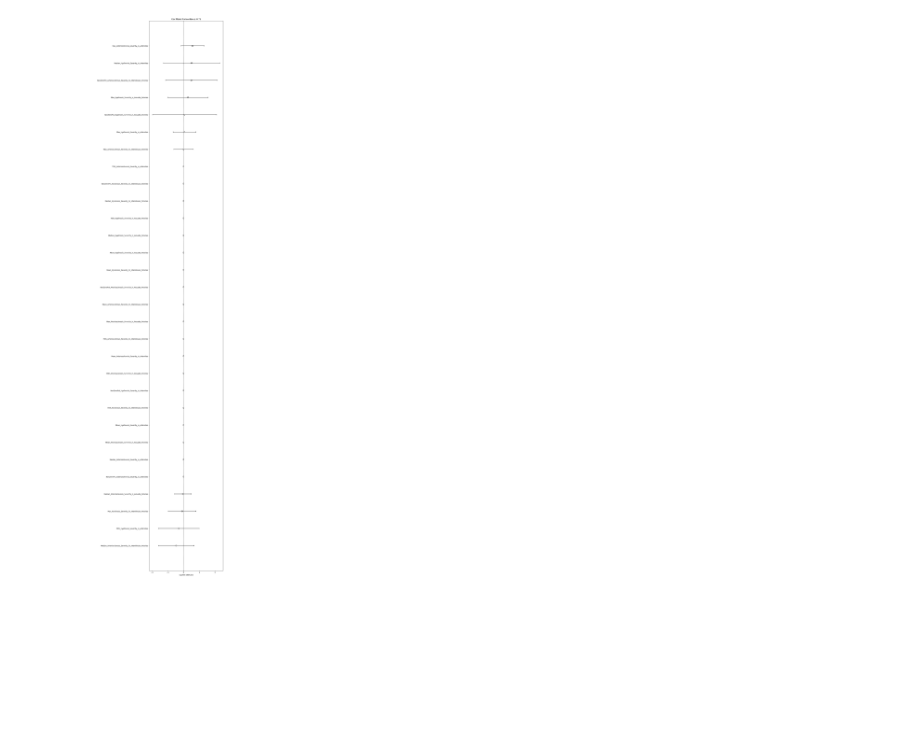
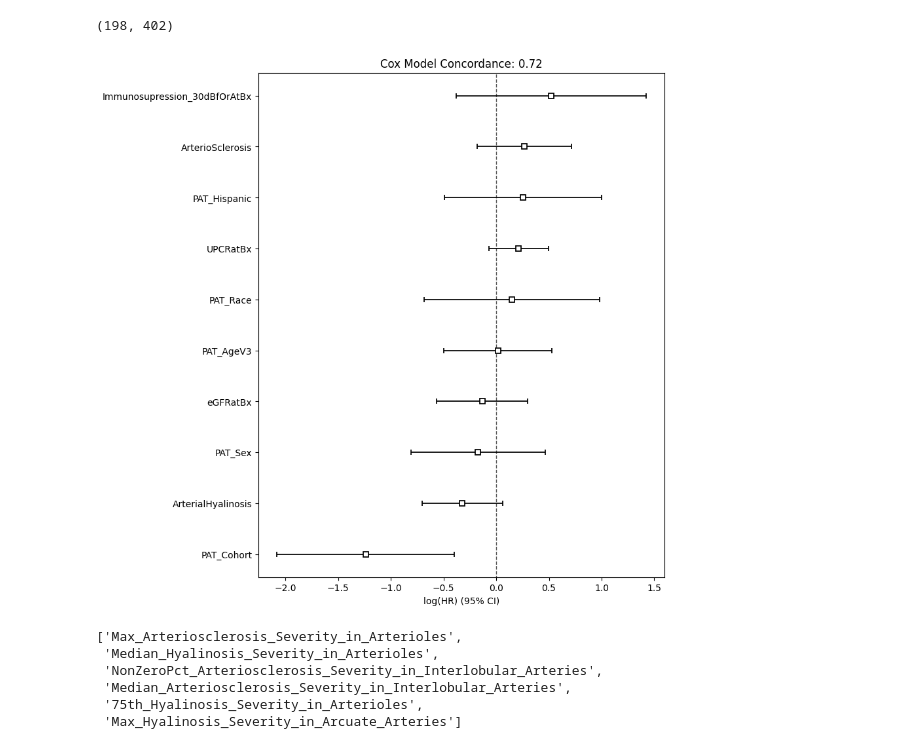
Before and after one commit to code-by-jin/vessel-ai, a Jupyter notebook: step_7_clinical_study/cox_model.ipynb, the cells around one changed output. Saved outputs shown, nothing was run; the diff lists cells and outputs as text; code cells hidden in the pictures; blank space fills up the shorter version.

```diff
--- a/step_7_clinical_study/cox_model.ipynb
+++ b/step_7_clinical_study/cox_model.ipynb
@@ -18,6 +18,8 @@ SEVERITY_MAPPING = {
 
 CLININCAL_FEATURES = ['PAT_Sex', 'PAT_Hispanic', 'PAT_Cohort', 'PAT_Race', 'PAT_AgeV3', 'eGFRatBx', 'UPCRatBx',
                       'Immunosupression_30dBfOrAtBx', 'ArterioSclerosis', 'ArterialHyalinosis']
+
+VESSEL_NEPTUNE_PAT_INFO_W_SCORE_W_FEATURE_PATH = '/DataMount/NEPTUNE/Clinical_Data/Barisoni_NEPTUNE_clinical_20230620_Vessel_20240710_W_SCORE_W_FEATURE_measurements_exclude_hya_manual_lumen_convex.csv'
 # %%
 def binary_map(x, positive_value):
     return 1 if x == positive_value else 0
@@ -122,25 +147,85 @@ for x in CLININCAL_FEATURES+measurement_features:
 pat_df.dropna(subset = CLININCAL_FEATURES+score_features + measurement_features, inplace = True)
 pat_df['DaysBXtoESRDorEGFR40_LR'] = pd.to_numeric(pat_df['DaysBXtoESRDorEGFR40_LR'], errors='coerce')
 pat_df['ESRDorEGFR40BX_LR'] = pat_df['ESRDorEGFR40BX_LR'].map({'1: Yes': 1, '0: No': 0}).astype(int)
+pat_df.shape
+# %% [output]
+(198, 402)
+# %%
+CLININCAL_FEATURES_W_VISUAL = ['PAT_Sex',
+ 'PAT_Hispanic',
+ 'PAT_Cohort',
+ 'PAT_Race',
+ 'PAT_AgeV3',
+ 'eGFRatBx',
+ 'UPCRatBx',
+ 'Immunosupression_30dBfOrAtBx',
+ 'ArterioSclerosis',
+ 'ArterialHyalinosis']
+
+CLININCAL_FEATURES = ['PAT_Sex',
+ 'PAT_Hispanic',
+ 'PAT_Cohort',
+ 'PAT_Race',
+ 'PAT_AgeV3',
+ 'eGFRatBx',
+ 'UPCRatBx',
+ 'Immunosupression_30dBfOrAtBx']
 # %%
 # measurement_features_selected = [x for x in measurement_features if "" in x]
 # # score_features_selected = [x for x in score_features if "Arterioles" in x]
 # score_features_selected = []
 
-form = "+".join(score_features)
+form = "+".join(CLININCAL_FEATURES_W_VISUAL)
 
 # Create a figure and axis object with proper dimensions
-fig, ax = plt.subplots(figsize=(8, 60))  # Use subplots instead of figure
+fig, ax = plt.subplots(figsize=(8, 10))  # Use subplots instead of figure
 
 # Initialize and fit the Cox proportional hazards model
 cph = CoxPHFitter(penalizer=0.01, l1_ratio=1)
 cph.fit(pat_df, duration_col='DaysBXtoESRDorEGFR40_LR', event_col='ESRDorEGFR40BX_LR', formula=form)
 
 # Plotting the hazard ratios for each feature
 cph.plot(ax=ax)
 
 # Setting the title with the concordance index
 ax.set_title(f"Cox Model Concordance: {cph.concordance_index_:.2f}")
 plt.show()  # Ensure the plot is displayed
 # %% [output]
-[figure, old version]
+[figure, new version]
+# %%
+# measurement_features_selected = [x for x in measurement_features if "" in x]
+# # score_features_selected = [x for x in score_features if "Arterioles" in x]
+# score_features_selected = []
+
+form = "+".join(score_features)
+
+# Create a figure and axis object with proper dimensions
+# fig, ax = plt.subplots(figsize=(8, 60))  # Use subplots instead of figure
+
+# Initialize and fit the Cox proportional hazards model
+cph = CoxPHFitter(penalizer=0.01, l1_ratio=1)
+cph.fit(pat_df, duration_col='DaysBXtoESRDorEGFR40_LR', event_col='ESRDorEGFR40BX_LR', formula=form)
+
+# Plotting the hazard ratios for each feature
+# cph.plot(ax=ax)
+
+# Setting the title with the concordance index
+# ax.set_title(f"Cox Model Concordance: {cph.concordance_index_:.2f}")
+# plt.show()  # Ensure the plot is displayed
+
+df = cph.summary
+
+# Compute the absolute values of the coefficients and sort them
+df['abs_coef'] = df['coef'].abs()
+df_sorted = df.sort_values(by='abs_coef', ascending=False)
+df_sorted
+
+selected_score_features = df_sorted[df_sorted["abs_coef"] > 0.1].index.values.tolist()
+selected_score_features
+# %% [output]
+['Max_Arteriosclerosis_Severity_in_Arterioles',
+ 'Median_Hyalinosis_Severity_in_Arterioles',
+ 'NonZeroPct_Arteriosclerosis_Severity_in_Interlobular_Arteries',
+ 'Median_Arteriosclerosis_Severity_in_Interlobular_Arteries',
+ '75th_Hyalinosis_Severity_in_Arterioles',
+ 'Max_Hyalinosis_Severity_in_Arcuate_Arteries']
```
Also changed, not shown: parts of 14 cells of this notebook, 11 other files.
